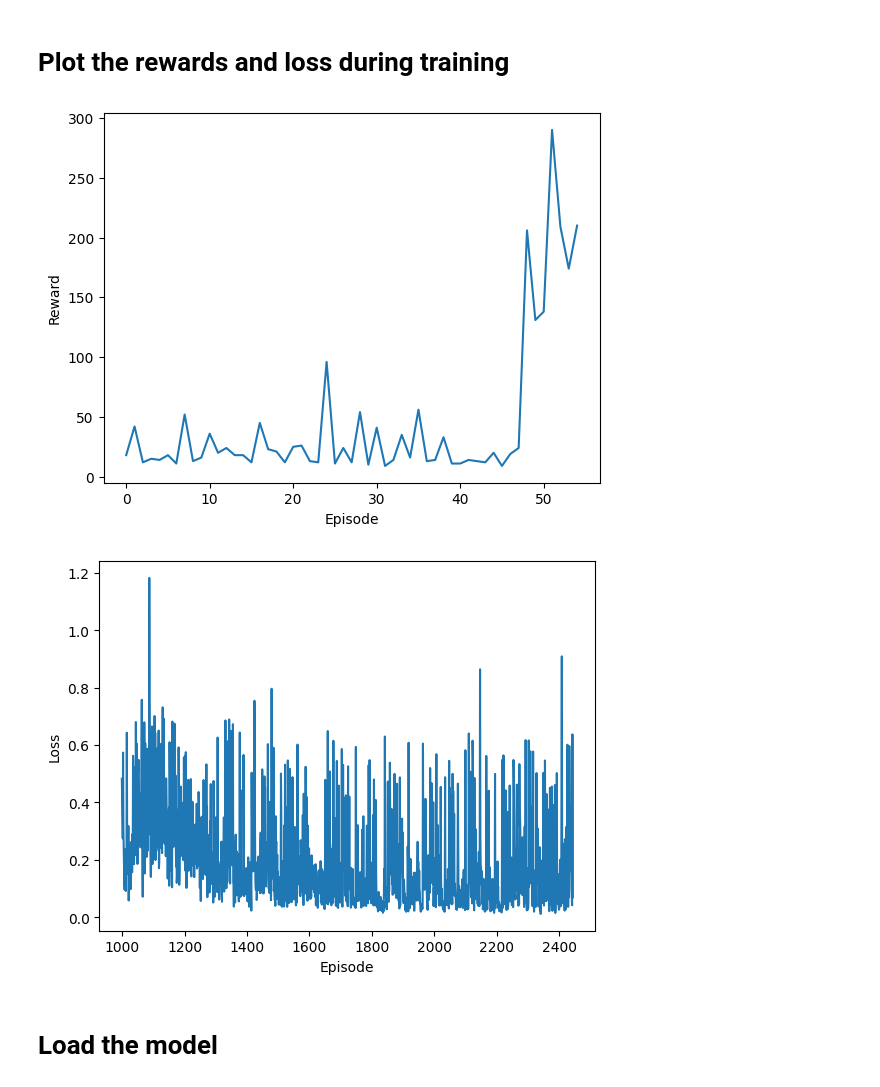
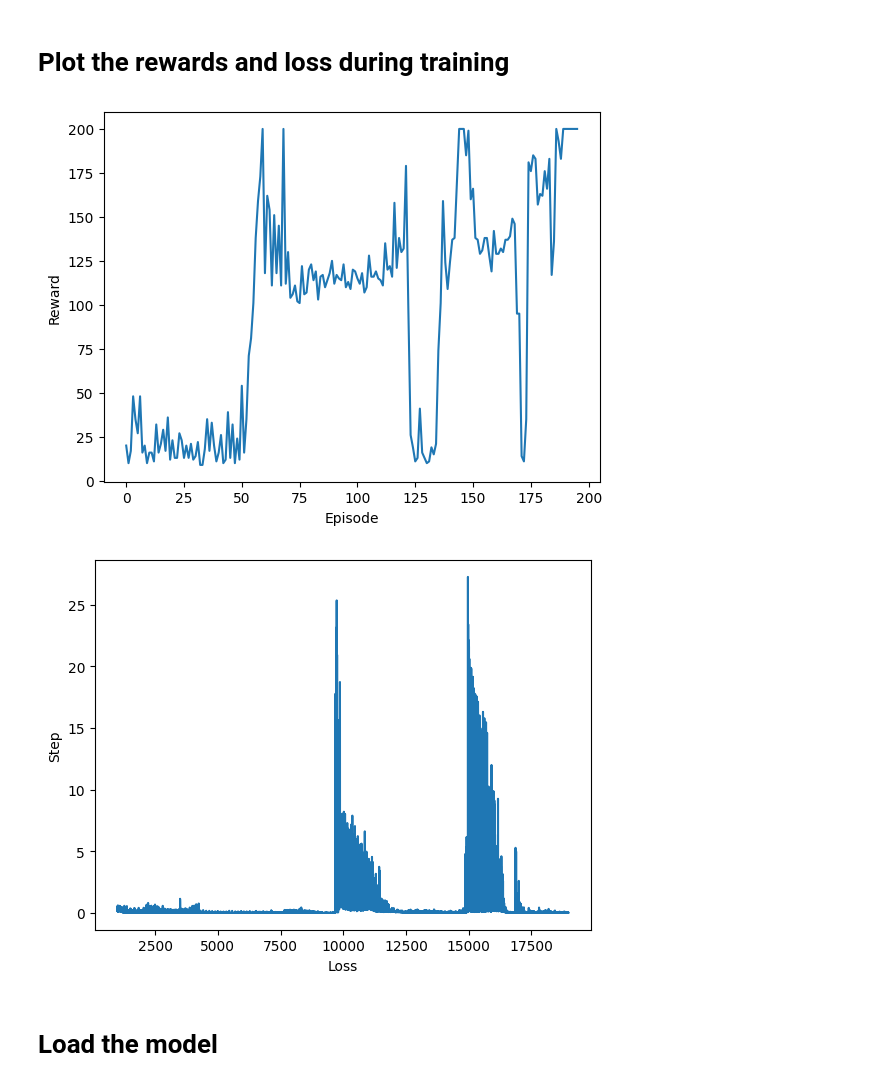
Before and after one commit to spoluan/reinforcement_learning, a Jupyter notebook: DeepQLearning/CartPole-v1/deep_q_learning_cartpole.ipynb, the cells around one changed output. Drawn from its saved outputs; the diff is of its cells as text; code cells hidden in the pictures.

```diff
--- a/DeepQLearning/CartPole-v1/deep_q_learning_cartpole.ipynb
+++ b/DeepQLearning/CartPole-v1/deep_q_learning_cartpole.ipynb
@@ -107,13 +107,6 @@ class DQReinforcementLearning:
         self.action_size = action_size
         self.batch_size = batch_size
 
-        # load model if any saved weights available
-        try:
-            if load_weights:
-                self.model.load_weights("model.weights.h5")
-        except:
-            pass
-
         self.gamma = gamma # discount factor
         self.epsilon = epsilon
         self.epsilon_decay = epsilon_decay
@@ -123,6 +116,14 @@ class DQReinforcementLearning:
 
         self.model = self.create_model() # create a neural network for reinforcement learning
         self.target_model = self.create_model() # i use a separate network to generate the target Q-values during training, rather than using the same network that is being updated. This can help stabilize the learning process by fixing the target values during each update.
+
+        # load model if any saved weights available
+        try:
+            if load_weights:
+                self.model.load_weights("model.weights.h5")
+                print("Weights loaded ...")
+        except Exception as e:
+            print("Failed load weights", e)
 
     def create_model(self):
         inputs = tf.keras.layers.Input(shape=(self.state_size))
@@ -184,7 +185,7 @@ class DQReinforcementLearning:
             return random.randrange(self.action_size)
         else:
             q_value = self.model.predict(tf.expand_dims(state, axis=0), verbose=0)
-            return np.argmax(q_value[0])
+            return q_value.argmax()
 
     def add_experience(self, state, action, reward, next_state, done):
         self.memory.append((state, action, reward, next_state, done))
@@ -211,6 +212,7 @@ rewards = []
 losses = []
 max_rewards = 0
 random_action = False
+count_200 = 0
 
 for episode in range(EPISODES):
 
@@ -239,7 +241,7 @@ for episode in range(EPISODES):
         observation = next_observation.copy()
 
         # if the terminated status is true, it means that the episode has ended and the agent needs to start a new episode from the initial state
-        if terminated:
+        if terminated or total_reward_per_episode == 200: # i just limit to only 200 rewards
 
             # collect the total rewards obtained
             rewards.append(total_reward_per_episode)
@@ -250,8 +252,10 @@ for episode in range(EPISODES):
 
             print(f"EPISODE: {episode} REWARD: {total_reward_per_episode} MEMORY_USED: {len(agent.memory)} EPSILON: {agent.epsilon} LOSS: {loss}")
 
+            terminated = True
+
     # saves the model weights whenever the number of rewards exceeds a certain threshold (max_rewards | total_reward_per_episode)
-    if max_rewards < total_reward_per_episode and len(agent.memory) > agent.start_training_after_memory_reach or total_reward_per_episode >= 500:
+    if (max_rewards < total_reward_per_episode or total_reward_per_episode >= 200) and len(agent.memory) > agent.start_training_after_memory_reach:
         agent.save()
         print("-------------------------------------------- model improved: saved to model.weights.h5")
 
@@ -263,9 +267,12 @@ for episode in range(EPISODES):
     else:
         random_action = False
 
-    # close all episodes when the last 7 rewards have rewards more than 200
-    if len(rewards) > 5:
-        if sum(np.squeeze(np.expand_dims(rewards[-min(5, len(rewards)):], axis=1) > np.expand_dims([200] * 5, axis=1))) >= 5:
-            agent.save()
-            break
+    # maintain to close all episodes when the last 10 rewards have 200 rewards
+    if total_reward_per_episode == 200:
+        count_200 +=1
+    else:
+        count_200 = 0
+    if count_200 == 7:
+        agent.save()
+        break
 # %% [output]
@@ -296,15 +302,15 @@ plt.xlabel('Episode')
 plt.ylabel('Reward')
 plt.show()
 # %% [output]
-[figure, old version]
+[figure, new version]
 # %%
 plt.figure()
 plt.plot(losses)
-plt.xlabel('Episode')
-plt.ylabel('Loss')
+plt.xlabel('Loss')
+plt.ylabel('Step')
 plt.show()
 # %% [output]
-[figure, old version]
+[figure, new version]
 # %% [markdown]
 # Load the model
 # %%
```
Also changed, not shown: parts of 7 cells of this notebook.
